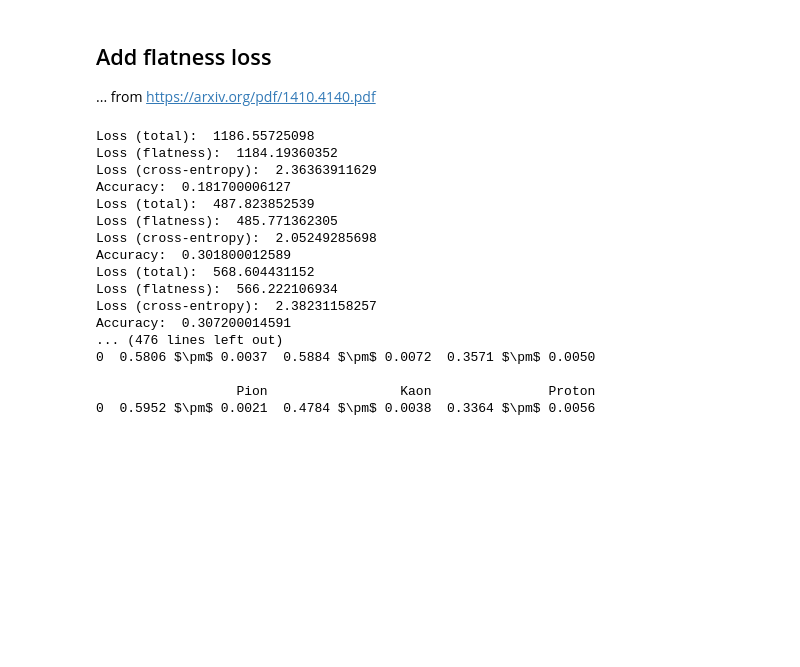
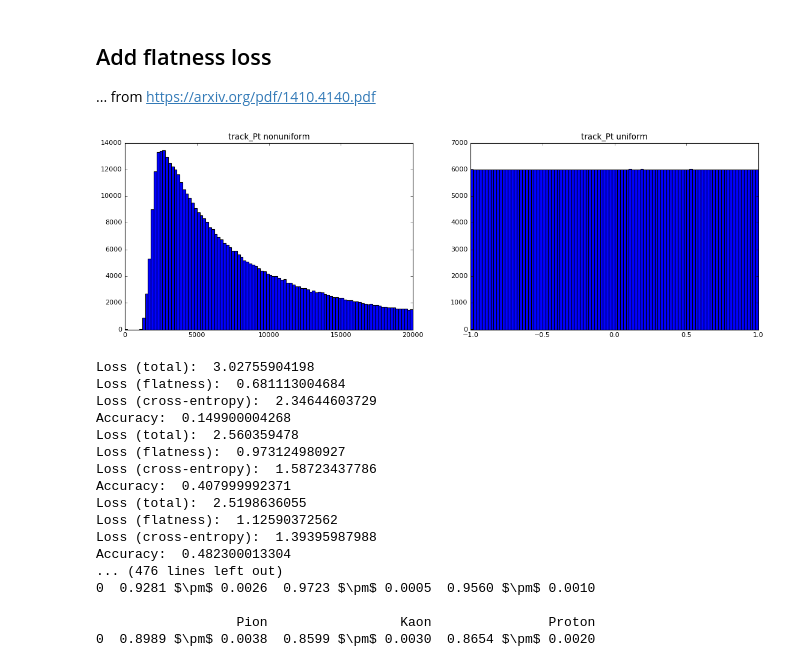
Before and after one commit to HolyBayes/Flatness, a Jupyter notebook: FlatNN.ipynb, the cells around one changed output. Drawn from its saved outputs; the diff is of its cells as text; code cells hidden in the pictures; blank space fills up the shorter version.

Commit message:
IronTransform added

```diff
--- a/FlatNN.ipynb
+++ b/FlatNN.ipynb
@@ -475,6 +477,23 @@ plot_flatness_by_particle(data_test_target_short, prediction_2d, 1./trackPt_test
 # %% [markdown]
 ## Add flatness loss
 ... from https://arxiv.org/pdf/1410.4140.pdf
+# %%
+from hep_ml.preprocessing import IronTransformer
+transformer = IronTransformer(symmetrize=True)
+data_nonuniform = pandas.DataFrame(numpy.array([trackP_short, trackP_short]).transpose(), columns=['track_P', 'track_Pt'])
+data_uniform = transformer.fit_transform(data_nonuniform)
+trackP_short_u, trackPt_short_u = data_uniform['track_P'], data_uniform['track_Pt']
+
+plt.figure(figsize=(17,5))
+plt.subplot(121)
+plt.title('track_Pt nonuniform')
+plt.hist(data_nonuniform['track_Pt'], bins=100, range=(0, 20000))
+plt.subplot(122)
+plt.title('track_Pt uniform')
+plt.hist(data_uniform['track_Pt'], bins=100)
+pass
+# %% [output]
+[figure, added]
 # %%
 def flatness_loss(preds, labels, flatness_var, bins_cnt=100, uniform_label=1, category_weights=[0.0, 1.0, 1.0, 1.0, 1.0, 1.0], power=2):
     assert(bins_cnt > 0, 'Bins cnt must be positive')
@@ -549,13 +568,13 @@ N_EPOCH = 2
 lr = 1e-3
 PATIENCE = 5
 BATCH_SIZE = 10000
-alpha_p = 30000.0
-alpha_pt = 30000.0
+alpha_p = 30.0
+alpha_pt = 30.0
 i = 0
 
 for epoch in range(N_EPOCH):
     if epoch and epoch % PATIENCE == 0: lr /= 10.0
-    for batch_X, batch_y, batch_p, batch_pt in iterate_minibatches(data_short[original_features].values, np_utils.to_categorical(data_target_short), trackP_short, trackPt_short, batch_size=BATCH_SIZE):
+    for batch_X, batch_y, batch_p, batch_pt in iterate_minibatches(data_short[original_features].values, np_utils.to_categorical(data_target_short), trackP_short_u, trackPt_short_u, batch_size=BATCH_SIZE):
 #         loss_value, loss_fl_value, loss_ce_value, acc_value = train_fn(batch_X, batch_y, batch_p, batch_pt, lr, alpha_p, alpha_pt)
         loss_value, loss_fl_value, loss_ce_value, acc_value = train_fn(batch_X, batch_y, batch_p, lr, alpha_p)
         print 'Loss (total): ', loss_value
@@ -569,27 +588,27 @@ for epoch in range(N_EPOCH):
 #             print cvm
     preds = test_fn(data_test_short[original_features].values)[0]
     auc = roc_auc_score_one_vs_all(data_test_target_short, preds)
-#     cvm = compute_cvm_by_particle(data_test_target_short, preds,
-#                         {'TrackP': trackP_test_short, 'TrackPt': trackPt_test_short})
+    cvm = compute_cvm_by_particle(data_test_target_short, preds,
+                        {'TrackP': trackP_test_short, 'TrackPt': trackPt_test_short})
     print 'Epoch: %d' % epoch
     print auc
 
 pass
 # %% [output]
-Loss (total):  1186.55725098
-Loss (flatness):  1184.19360352
-Loss (cross-entropy):  2.36363911629
-Accuracy:  0.181700006127
-Loss (total):  487.823852539
-Loss (flatness):  485.771362305
-Loss (cross-entropy):  2.05249285698
-Accuracy:  0.301800012589
-Loss (total):  568.604431152
-Loss (flatness):  566.222106934
-Loss (cross-entropy):  2.38231158257
-Accuracy:  0.307200014591
+Loss (total):  3.02755904198
+Loss (flatness):  0.681113004684
+Loss (cross-entropy):  2.34644603729
+Accuracy:  0.149900004268
+Loss (total):  2.560359478
+Loss (flatness):  0.973124980927
+Loss (cross-entropy):  1.58723437786
+Accuracy:  0.407999992371
+Loss (total):  2.5198636055
+Loss (flatness):  1.12590372562
+Loss (cross-entropy):  1.39395987988
+Accuracy:  0.482300013304
 ... (476 lines left out)
-0  0.5806 $\pm$ 0.0037  0.5884 $\pm$ 0.0072  0.3571 $\pm$ 0.0050
+0  0.9281 $\pm$ 0.0026  0.9723 $\pm$ 0.0005  0.9560 $\pm$ 0.0010
 
                   Pion                 Kaon               Proton
-0  0.5952 $\pm$ 0.0021  0.4784 $\pm$ 0.0038  0.3364 $\pm$ 0.0056
+0  0.8989 $\pm$ 0.0038  0.8599 $\pm$ 0.0030  0.8654 $\pm$ 0.0020
```
Also changed, not shown: parts of 5 cells of this notebook.
